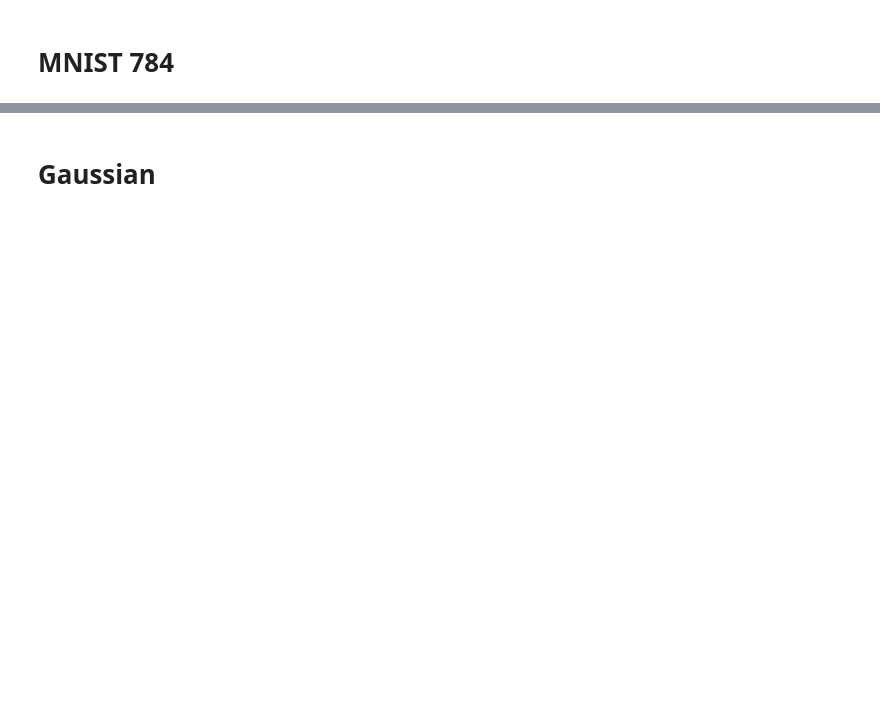
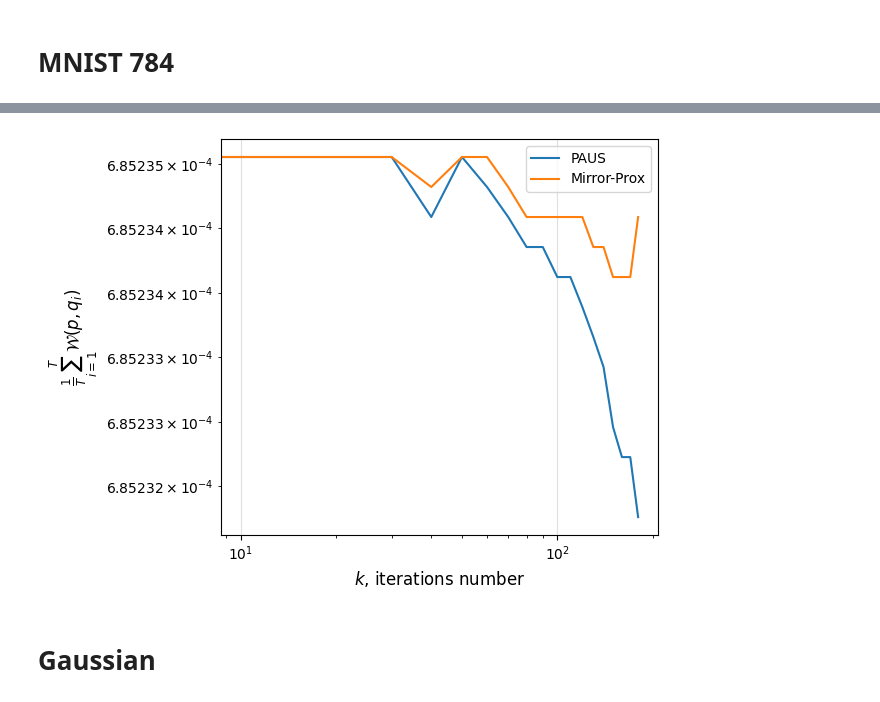
Before and after one commit to MuXauJl11110/PAUS-For-WB, a Jupyter notebook: Run.ipynb, the cells around one changed output, grey strips where cells are left out. Saved outputs shown, nothing was run; the diff lists cells and outputs as text; code cells hidden in the pictures; blank space fills up the shorter version.

```diff
--- a/Run.ipynb
+++ b/Run.ipynb
@@ -52,0 +91,7 @@ def get_method_images(images: torch.Tensor, n: int, d: int) -> tuple[OperatorOra
+# %%
+with open(f"reports/notMNIST_small/methods/paus_history_d={d}_T={T}_n={n}_step_scale={step_scale}_max_iter={max_iter}.pkl", "wb") as f:
+    pickle.dump(history, f)
+with open(f"reports/notMNIST_small/methods/paus_p_star_d={d}_T={T}_n={n}_step_scale={step_scale}_max_iter={max_iter}.pkl", "wb") as f:
+    pickle.dump(p_star, f)
+# %%
+mirror_prox = MirrorProx(F, True, bar_true=bar_true, device=DEVICE)
@@ -53,3 +118,28 @@ def get_method_images(images: torch.Tensor, n: int, d: int) -> tuple[OperatorOra
+# %%
+with open(f"reports/notMNIST_small/dist_true/d={d}_T={T}_n={n}_step_scale={step_scale}_max_iter={max_iter}.pkl", "wb") as f:
+    pickle.dump(method.dist_true.item(), f)
+# %%
+with open(f"reports/notMNIST_small/methods/mirror-prox_history_d={d}_T={T}_n={n}_step_scale={step_scale}_max_iter={max_iter}.pkl", "wb") as f:
+    pickle.dump(mp_history, f)
+with open(f"reports/notMNIST_small/methods/mirror-prox_p_star_d={d}_T={T}_n={n}_step_scale={step_scale}_max_iter={max_iter}.pkl", "wb") as f:
+    pickle.dump(mp_p_star, f)
+# %%
+for method_name, label in zip(["paus", "mirror-prox"], ["PAUS", "Mirror-Prox"]):
+    with open(f"reports/notMNIST_small/methods/{method_name}_history_d={d}_T={T}_n={n}_step_scale={step_scale}_max_iter={max_iter}.pkl", "rb") as f:
+        history = pickle.load(f)
+    with open(f"reports/notMNIST_small/dist_true/d={d}_T={T}_n={n}_step_scale={step_scale}_max_iter={max_iter}.pkl", "rb") as f:
+        dist_true = pickle.load(f)
+    num_point = 19
+    plt.loglog(history["iter"][:num_point], np.array(history["dual_gap"][:num_point]) + dist_true, label=label)
+plt.ylabel(r'$\frac{1}{T}\sum_{i=1}^T\mathcal{W}(p,q_i)$', fontsize=12)
+#plt.ylabel(r'$\frac{1}{T}\sum_{i=1}^T\mathcal{W}(p,q_i) -\frac{1}{T}\sum_{i=1}^T\mathcal{W}(p^*,q_i)$', fontsize=12)
+plt.xlabel('$k$, iterations number', fontsize=12)
+
+plt.grid(alpha=0.4)
+plt.legend()
+plt.tight_layout()
+# %% [output]
+[figure, added]
 # %% [markdown]
 # Gaussian
 # %%
```
Also changed, not shown: parts of 31 cells of this notebook, 12 other files.
